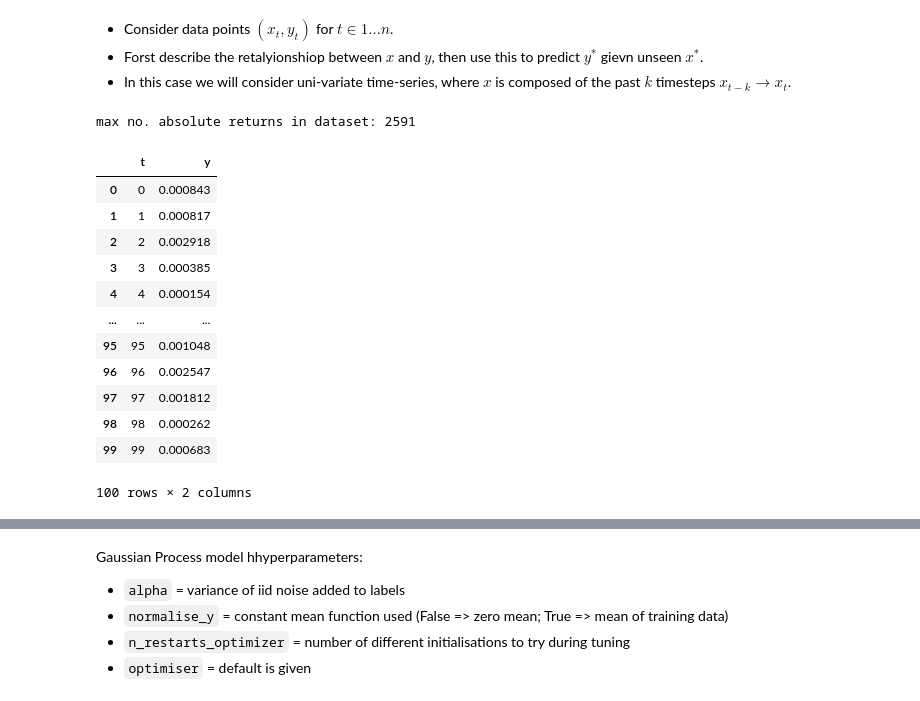
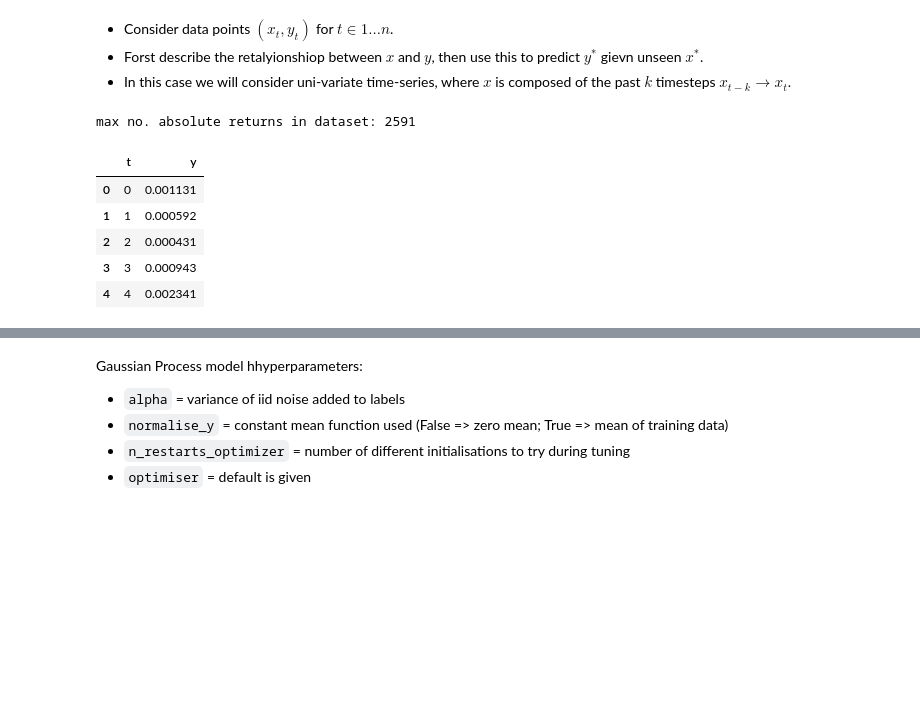
Before and after one commit to gittmp/GPR-for-financial-series, a Jupyter notebook: gaussian_process.ipynb, the cells around one changed output, grey strips where cells are left out. Drawn from its saved outputs; the diff is of its cells as text; code cells hidden in the pictures; blank space fills up the shorter version.

```diff
--- a/gaussian_process.ipynb
+++ b/gaussian_process.ipynb
@@ -19,44 +19,38 @@ warnings.filterwarnings('ignore')
 # %%
 # Define the time variable t
 n_samples = 100
 t = np.arange(n_samples)
 data = pd.DataFrame({'t': t})
 
 # Curate the fluctuating variable over the time-series (i.e. return)
 asset = 'ETH/USD'
 pair = asset.replace('/', '-')
 df = pd.read_csv(f'../Datasets/Data/data_{pair}.csv')
 
 # convert time data into datetime object, and extract closing prices
 # df.Time = pd.to_datetime(df.Time)
 # df.set_index(df.Time, inplace=True)
 
 closing = df.Close
 log_returns = np.log(closing) - np.log(closing.shift(1))
 log_returns.dropna(inplace=True)
 abs_returns = np.abs(np.array(log_returns))
+returns_pos = np.array(log_returns[log_returns >= 0])
 
 print(f"max no. absolute returns in dataset: {abs_returns.shape[0]}")
 
-np.random.seed(1)
+np.random.seed(22)
 rand_index = np.random.randint(0, abs_returns.shape[0] - n_samples)
 data['y'] = abs_returns[rand_index: rand_index + n_samples]
-data
+data.head()
 # %% [output]
 max no. absolute returns in dataset: 2591
 |  | t | y |
-| 0 | 0 | 0.000843 |
-| 1 | 1 | 0.000817 |
-| 2 | 2 | 0.002918 |
-| 3 | 3 | 0.000385 |
-| 4 | 4 | 0.000154 |
-| ... | ... | ... |
-| 95 | 95 | 0.001048 |
-| 96 | 96 | 0.002547 |
-| 97 | 97 | 0.001812 |
-| 98 | 98 | 0.000262 |
-| 99 | 99 | 0.000683 |
+| 0 | 0 | 0.001131 |
+| 1 | 1 | 0.000592 |
+| 2 | 2 | 0.000431 |
+| 3 | 3 | 0.000943 |
+| 4 | 4 | 0.002341 |
-100 rows × 2 columns
 # %%
 # plot the time-series
 fig, ax = plt.subplots(figsize=(10, 7))
```
Also changed, not shown: parts of 10 cells of this notebook, 1 other file.
